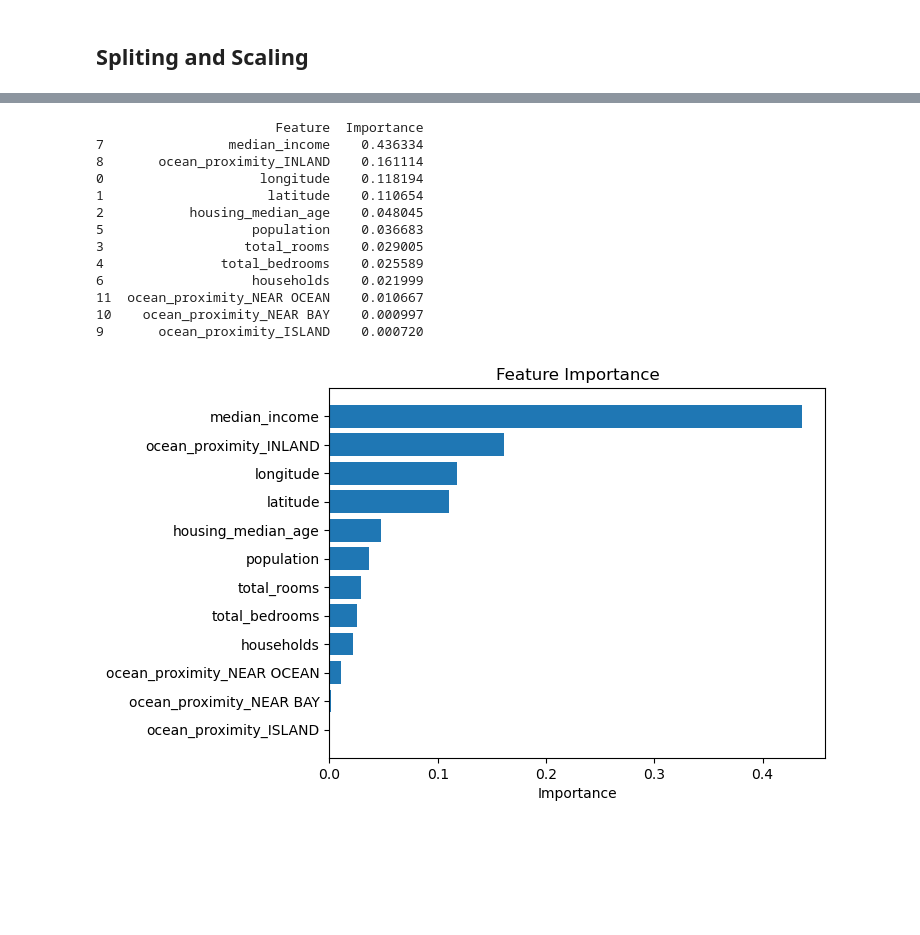
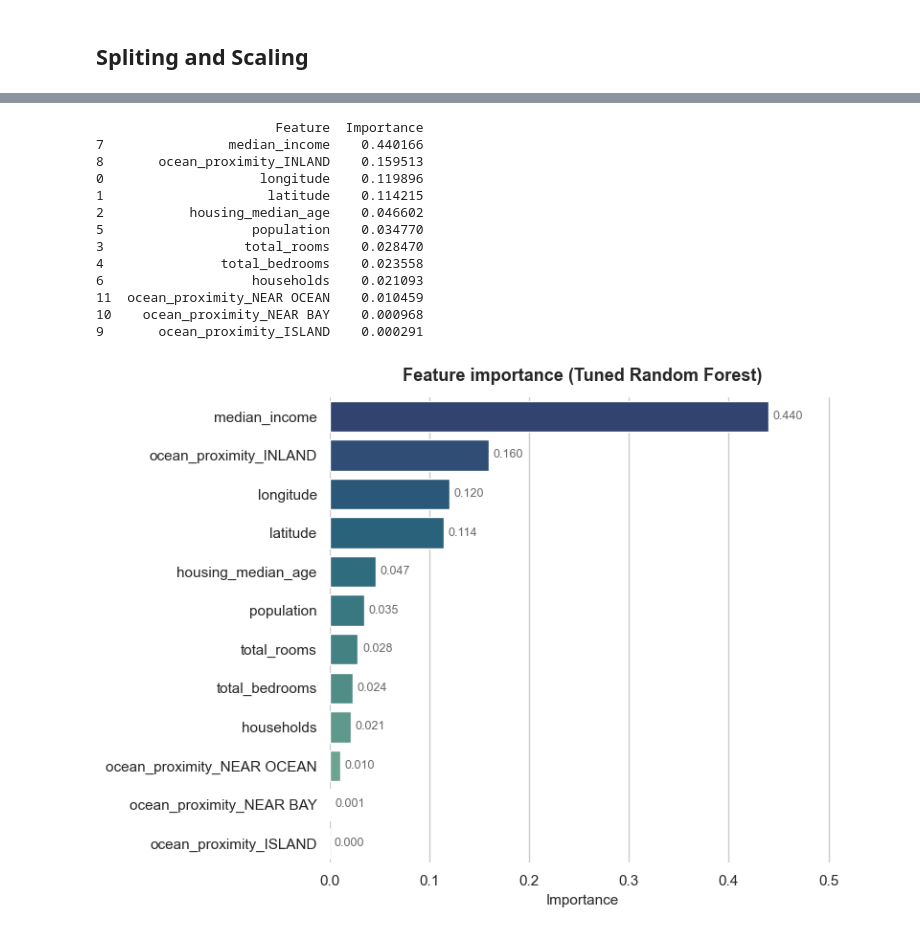
Before and after one commit to natwonglakhon/House_price_modelling, a Jupyter notebook: California_Housing.ipynb, the cells around one changed output, grey strips where cells are left out. Drawn from its saved outputs; the diff is of its cells as text; code cells hidden in the pictures; blank space fills up the shorter version.

```diff
--- a/California_Housing.ipynb
+++ b/California_Housing.ipynb
@@ -169,4 +255,4 @@ As there are 5 categories in this, we can index them sufficiently as follows.
 # %%
-X = pd.get_dummies(X0, columns = ["ocean_proximity"], drop_first = True)
-display(X.filter(like = "ocean_proximity"))
+features_num = pd.get_dummies(features, columns=["ocean_proximity"], drop_first=True, dtype=int)
+features_num.head()
 # %% [output]
@@ -395,13 +430,10 @@ We can therefore optimise this model with respect to the number of trees, maximu
 # %%
-#from sklearn.model_selection import GridSearchCV
 from sklearn.model_selection import RandomizedSearchCV
-import warnings
-warnings.filterwarnings("ignore")
 
 param_grid = {
     "n_estimators": [200, 400, 500],
     "max_depth": [10, 20, 30, None],
-    "min_samples_split": [1, 2, 5, 10]
+    "min_samples_split": [2, 5, 10]
 }
 
 rf_base = RandomForestRegressor(random_state=40)
@@ -416,8 +448,14 @@ random_search = RandomizedSearchCV(
     random_state=40
 )
 
-random_search.fit(X_train_norm, y_train)
+random_search.fit(X_train, y_train)
 
+print("\n-----Report------\n")
 print("Best parameters:", random_search.best_params_)
-print("Best R2 score:", random_search.best_score_)
+
+## Extracting the best configuration.
+best_rf = random_search.best_estimator_
+
+y_rf_tuned = best_rf.predict(X_test)
+print("Test R2:", r2_score(y_test, y_rf_tuned))
 # %% [output]
@@ -471,35 +472,59 @@ Now, let's look into the Random Forest model and how each feature contributes to
 # %%
 importances = best_rf.feature_importances_
 feature_names = X_train.columns
 
 
 importance_df = pd.DataFrame({
     "Feature": feature_names,
     "Importance": importances
 }).sort_values("Importance", ascending=False)
 
 print(importance_df)
 
-plt.barh(importance_df["Feature"], importance_df["Importance"])
-plt.xlabel("Importance")
-plt.title("Feature Importance")
-plt.gca().invert_yaxis()
-plt.savefig("images/feature_importance.png", dpi=150, bbox_inches='tight')
+sns.set_theme(style="whitegrid", context="notebook")
+
+fig, ax = plt.subplots(figsize=(8, 6))
+palette = sns.color_palette("crest", n_colors=len(importance_df))[::-1]
+
+# Plotting
+sns.barplot(
+    data=importance_df,
+    x="Importance",
+    y="Feature",
+    hue="Feature",
+    palette=palette,
+    legend=False,
+    ax=ax
+)
+
+# annotate each bar with its value
+for i, v in enumerate(importance_df["Importance"]):
+    ax.text(v + importance_df["Importance"].max() * 0.01, i, f"{v:.3f}",
+            va="center", fontsize=9, color="dimgray")
+
+ax.set_xlabel("Importance", fontsize=11)
+ax.set_ylabel("")
+ax.set_title("Feature importance (Tuned Random Forest)", fontsize=13, weight="bold", pad=12)
+ax.set_xlim(0, importance_df["Importance"].max() * 1.15)
+sns.despine(left=True, bottom=True)
+
+plt.tight_layout()
+plt.savefig("images/feature_importance.png", dpi=300, bbox_inches="tight")
 plt.show()
 # %% [output]
                        Feature  Importance
-7                median_income    0.436334
-8       ocean_proximity_INLAND    0.161114
-0                    longitude    0.118194
-1                     latitude    0.110654
-2           housing_median_age    0.048045
-5                   population    0.036683
-3                  total_rooms    0.029005
-4               total_bedrooms    0.025589
-6                   households    0.021999
-11  ocean_proximity_NEAR OCEAN    0.010667
-10    ocean_proximity_NEAR BAY    0.000997
-9       ocean_proximity_ISLAND    0.000720
+7                median_income    0.440166
+8       ocean_proximity_INLAND    0.159513
+0                    longitude    0.119896
+1                     latitude    0.114215
+2           housing_median_age    0.046602
+5                   population    0.034770
+3                  total_rooms    0.028470
+4               total_bedrooms    0.023558
+6                   households    0.021093
+11  ocean_proximity_NEAR OCEAN    0.010459
+10    ocean_proximity_NEAR BAY    0.000968
+9       ocean_proximity_ISLAND    0.000291
-[figure, old version]
+[figure, new version]
 # %% [markdown]
 That is the median income highly contributes to the accurate model. Note that there may be biases towards unique features like ocean proximity as these are registered only 0 and 1.
```
Also changed, not shown: parts of 131 cells of this notebook, 20 other files.
